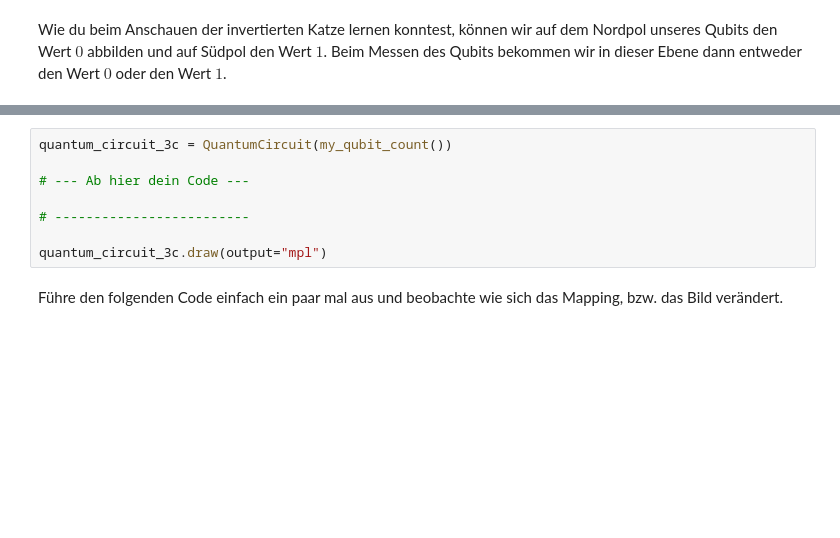
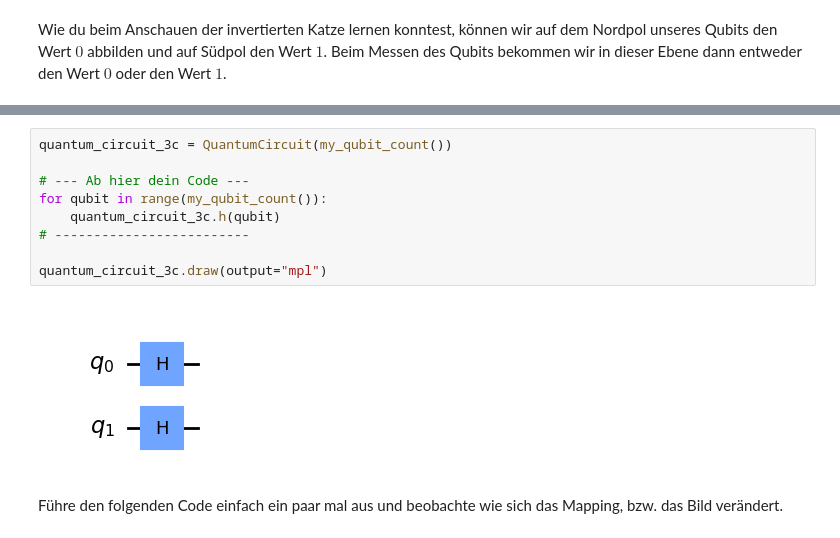
Before and after one commit to eileen-kuehn/intro_qc4images, a Jupyter notebook: worksheets/QolorQoding.ipynb, the cells around one changed output, grey strips where cells are left out. Saved outputs shown, nothing was run; the diff lists cells and outputs as text; blank space fills up the shorter version.

```diff
--- a/worksheets/QolorQoding.ipynb
+++ b/worksheets/QolorQoding.ipynb
@@ -174,11 +204,14 @@ prompt_3b()
 # %%
 quantum_circuit_3c = QuantumCircuit(my_qubit_count())
 
 # --- Ab hier dein Code ---
-
+for qubit in range(my_qubit_count()):
+    quantum_circuit_3c.h(qubit)
 # -------------------------
 
 quantum_circuit_3c.draw(output="mpl")
+# %% [output]
+[figure, added]
 # %% [markdown]
 Führe den folgenden Code einfach ein paar mal aus und beobachte wie sich das Mapping, bzw. das Bild verändert.
 # %%
```
Also changed, not shown: parts of 19 cells of this notebook, 4 other files.
